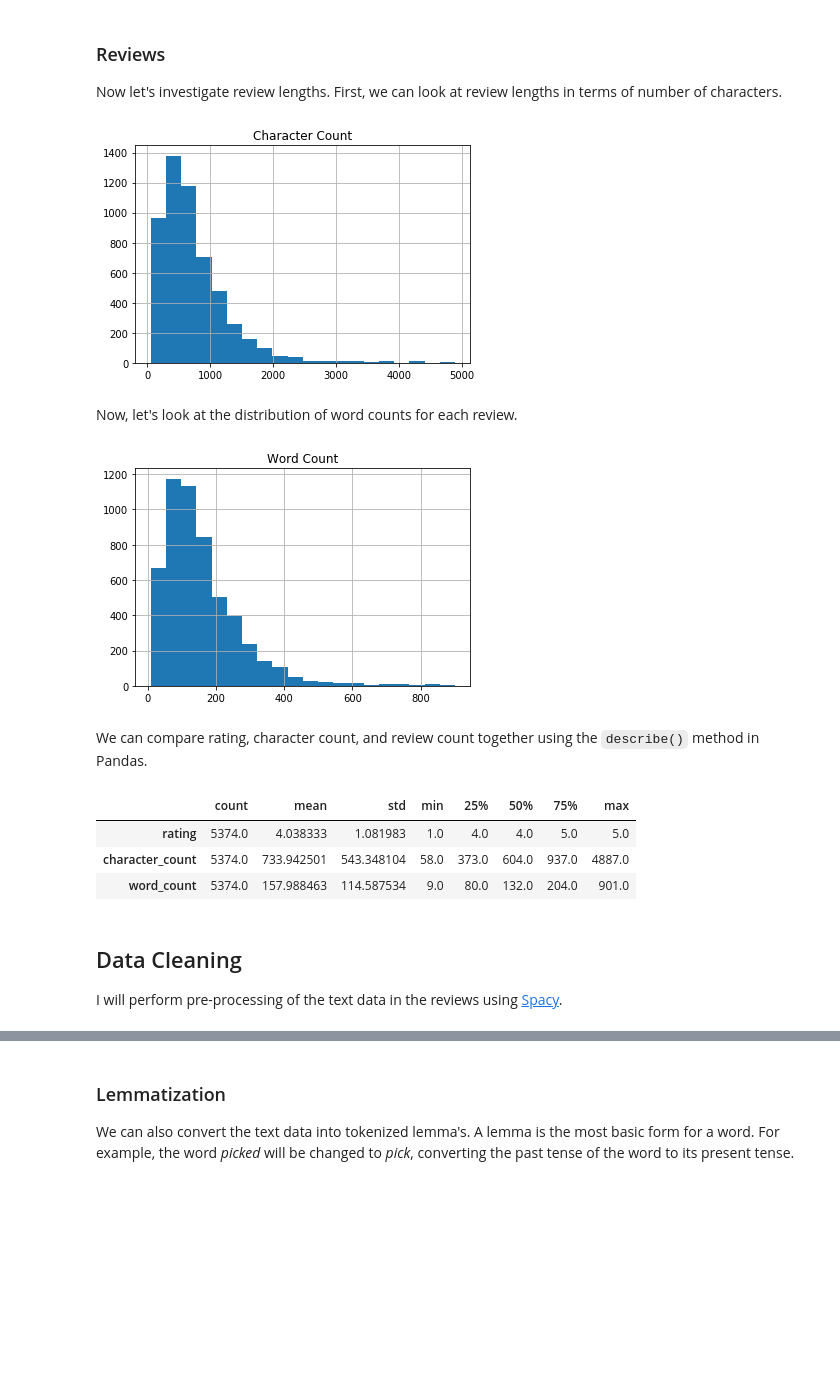
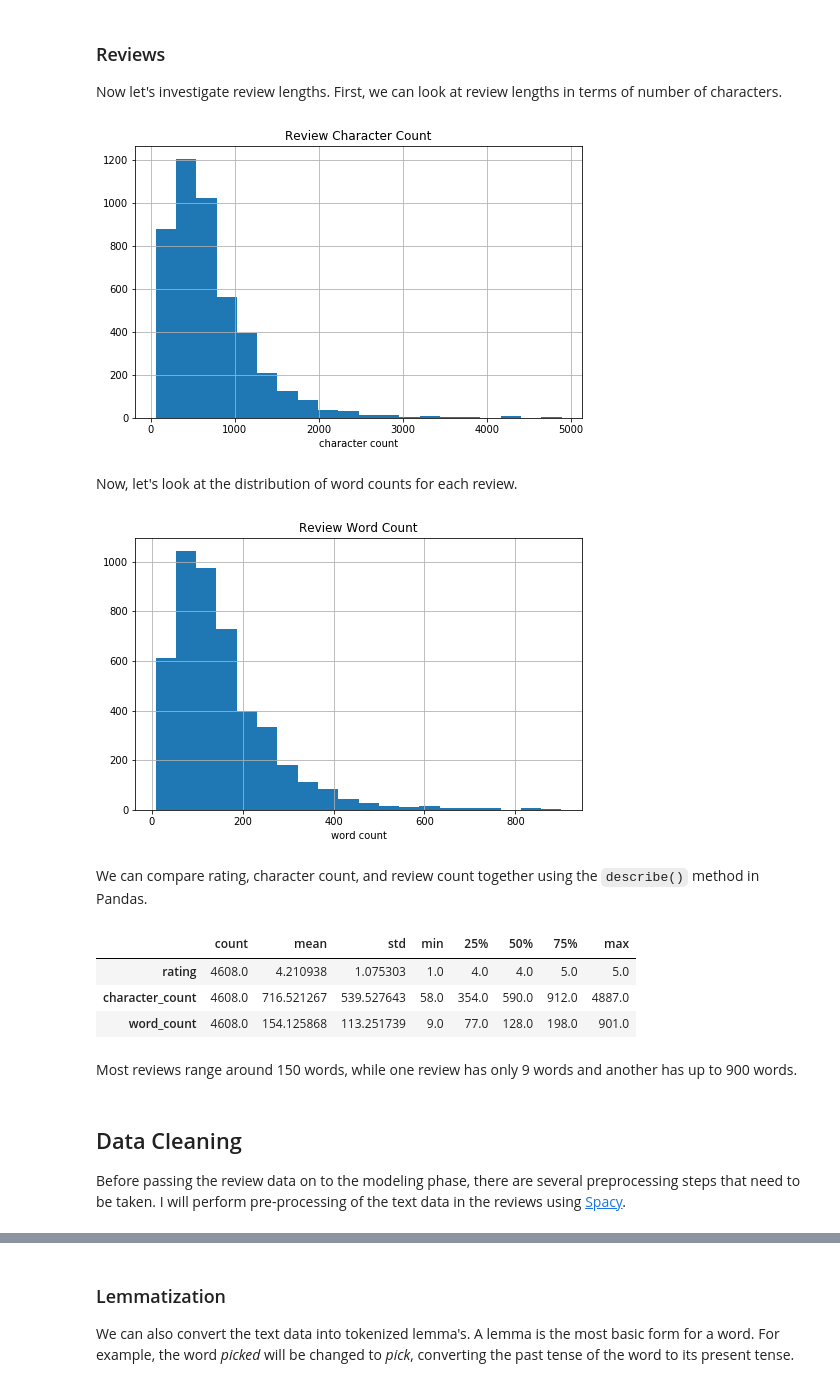
Before and after one commit to dmclark53/thinkful, a Jupyter notebook: Capstone-Projects/Final_Capstone/Achieving_Restaurant_Success/Data_Cleaning.ipynb, the cells around one changed output, grey strips where cells are left out. Cells and saved outputs as stored; diff of their text form; code cells hidden in the pictures; blank space fills up the shorter version.

```diff
--- a/Capstone-Projects/Final_Capstone/Achieving_Restaurant_Success/Data_Cleaning.ipynb
+++ b/Capstone-Projects/Final_Capstone/Achieving_Restaurant_Success/Data_Cleaning.ipynb
@@ -106,4 +103,6 @@ I will use the ratings as the labels when I perform the modeling. Since I am onl
+# %%
+df_reviews = df_reviews[df_reviews['rating'] != 3].copy()
 # %%
 ratings = df_reviews['rating'].values
-negative_ratings = ratings < 4
+negative_ratings = ratings <= 2
 df_reviews['labels'] = negative_ratings.astype(int)
@@ -137,33 +126,37 @@ Now let's investigate review lengths. First, we can look at review lengths in te
 # %%
 df_reviews['character_count'] = df_reviews['text'].apply(lambda x: len(''.join(x.split())))
 # %%
-df_reviews['character_count'].hist(bins=20)
-plt.title('Character Count')
+df_reviews['character_count'].hist(bins=20, figsize=(8, 5))
+plt.title('Review Character Count')
+plt.xlabel('character count')
 plt.show()
 # %% [output]
-[figure, old version]
+[figure, new version]
 # %% [markdown]
 Now, let's look at the distribution of word counts for each review.
 # %%
 df_reviews['word_count'] = df_reviews['text'].apply(lambda x: len(x.split()))
 # %%
-df_reviews['word_count'].hist(bins=20)
-plt.title('Word Count')
+df_reviews['word_count'].hist(bins=20, figsize=(8, 5))
+plt.title('Review Word Count')
+plt.xlabel('word count')
 plt.show()
 # %% [output]
-[figure, old version]
+[figure, new version]
 # %% [markdown]
 We can compare rating, character count, and review count together using the `describe()` method in Pandas.
 # %%
 df_reviews.loc[:, ['rating', 'character_count', 'word_count']].describe().T
 # %% [output]
 |  | count | mean | std | min | 25% | 50% | 75% | max |
-| rating | 5374.0 | 4.038333 | 1.081983 | 1.0 | 4.0 | 4.0 | 5.0 | 5.0 |
-| character_count | 5374.0 | 733.942501 | 543.348104 | 58.0 | 373.0 | 604.0 | 937.0 | 4887.0 |
-| word_count | 5374.0 | 157.988463 | 114.587534 | 9.0 | 80.0 | 132.0 | 204.0 | 901.0 |
+| rating | 4608.0 | 4.210938 | 1.075303 | 1.0 | 4.0 | 4.0 | 5.0 | 5.0 |
+| character_count | 4608.0 | 716.521267 | 539.527643 | 58.0 | 354.0 | 590.0 | 912.0 | 4887.0 |
+| word_count | 4608.0 | 154.125868 | 113.251739 | 9.0 | 77.0 | 128.0 | 198.0 | 901.0 |
+# %% [markdown]
+Most reviews range around 150 words, while one review has only 9 words and another has up to 900 words.
 # %% [markdown]
 ## Data Cleaning
-I will perform pre-processing of the text data in the reviews using [Spacy](https://spacy.io/).
+Before passing the review data on to the modeling phase, there are several preprocessing steps that need to be taken. I will perform pre-processing of the text data in the reviews using [Spacy](https://spacy.io/).
 # %%
 # Load Spacy's toolset
 nlp = spacy.load("en_core_web_sm")
```
Also changed, not shown: parts of 33 cells of this notebook, 5 other files.
